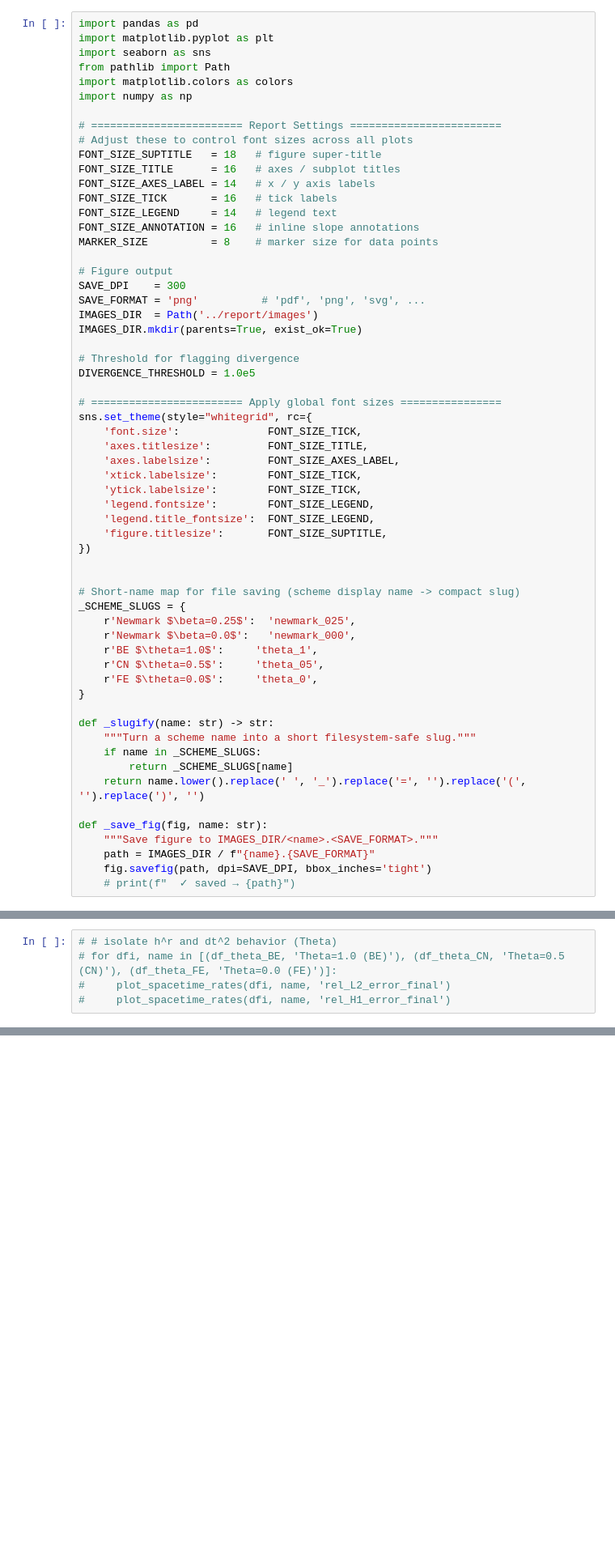
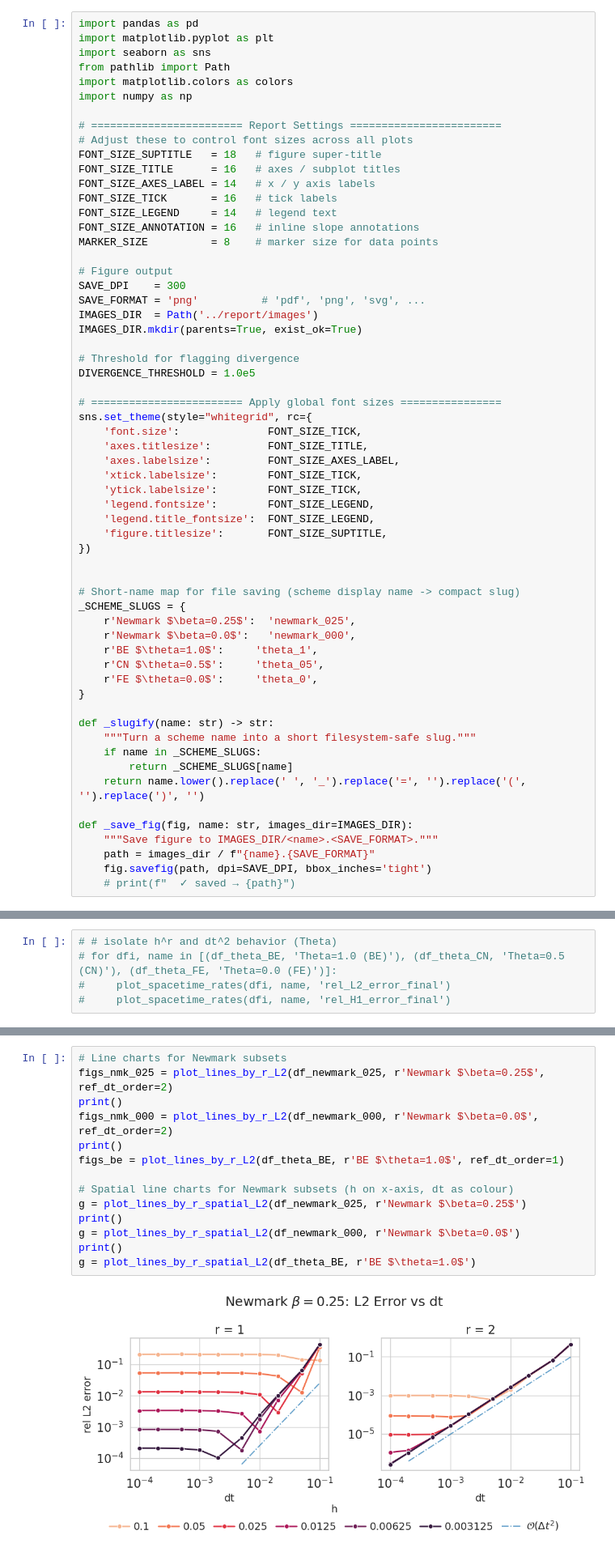
Before and after one commit to AlessandroGhiotto/nmpde-wave-equation, a Jupyter notebook: analysis/convergence-analysis.ipynb, the cells around one changed output, grey strips where cells are left out. Shown at 81% size. Saved outputs shown, nothing was run; the diff lists cells and outputs as text; blank space fills up the shorter version.

```diff
--- a/analysis/convergence-analysis.ipynb
+++ b/analysis/convergence-analysis.ipynb
@@ -120,9 +120,9 @@ def _slugify(name: str) -> str:
         return _SCHEME_SLUGS[name]
     return name.lower().replace(' ', '_').replace('=', '').replace('(', '').replace(')', '')
 
-def _save_fig(fig, name: str):
+def _save_fig(fig, name: str, images_dir=IMAGES_DIR):
     """Save figure to IMAGES_DIR/<name>.<SAVE_FORMAT>."""
-    path = IMAGES_DIR / f"{name}.{SAVE_FORMAT}"
+    path = images_dir / f"{name}.{SAVE_FORMAT}"
     fig.savefig(path, dpi=SAVE_DPI, bbox_inches='tight')
     # print(f"  ✓ saved → {path}")
 # %%
@@ -763,0 +997,16 @@ If the theoretical error bound $\|e\| \leq C\bigl(h^s + \Delta t^q\bigr)$ holds,
+# %%
+# Line charts for Newmark subsets
+figs_nmk_025 = plot_lines_by_r_L2(df_newmark_025, r'Newmark $\beta=0.25$', ref_dt_order=2)
+print()
+figs_nmk_000 = plot_lines_by_r_L2(df_newmark_000, r'Newmark $\beta=0.0$', ref_dt_order=2)
+print()
+figs_be = plot_lines_by_r_L2(df_theta_BE, r'BE $\theta=1.0$', ref_dt_order=1)
+
+# Spatial line charts for Newmark subsets (h on x-axis, dt as colour)
+g = plot_lines_by_r_spatial_L2(df_newmark_025, r'Newmark $\beta=0.25$')
+print()
+g = plot_lines_by_r_spatial_L2(df_newmark_000, r'Newmark $\beta=0.0$')
+print()
+g = plot_lines_by_r_spatial_L2(df_theta_BE, r'BE $\theta=1.0$')
+# %% [output]
+[figure, added]
```
Also changed, not shown: parts of 4 cells of this notebook, 8 other files.
